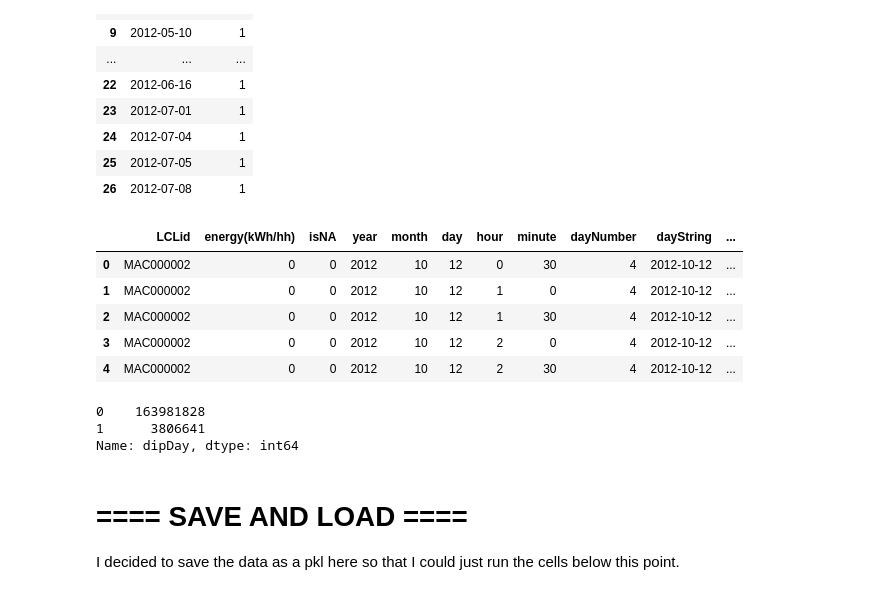
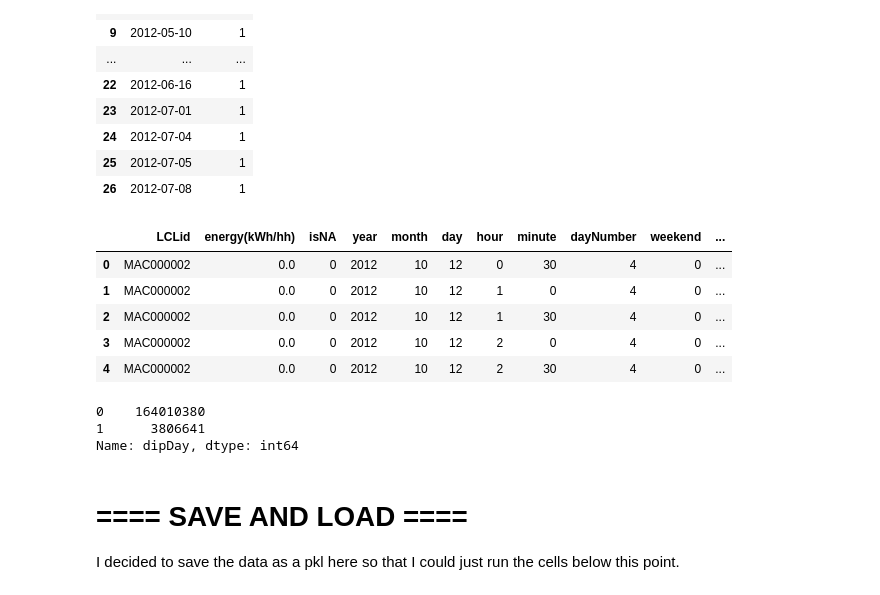
Before and after one commit to brepowell/EnergyConsumption, a Jupyter notebook: LondonDataFeatureEngineering.ipynb, the cells around one changed output. Saved outputs shown, nothing was run; the diff lists cells and outputs as text; code cells hidden in the pictures.

```diff
--- a/LondonDataFeatureEngineering.ipynb
+++ b/LondonDataFeatureEngineering.ipynb
@@ -152,5 +200,21 @@ Name: isNA, dtype: int64
 # %% [markdown]
 ## Feature: Day, Month, Year, Hour, Minute
+# %%
+############################################
+# This takes about 35 seconds to a minute  #
+############################################
+
+import pandas as pd
+
+# These libraries are supposed to accelerate some operations
+import numexpr
+import bottleneck
+pd.set_option("compute.use_bottleneck", False)
+pd.set_option("compute.use_numexpr", False)
+
+# Load
+path = "Data/pickles/"
+londonData = pd.read_pickle(path + "londonData02Null.pkl")
 # %%
 ##############################
 # This takes about 2 minutes #
@@ -304,7 +368,7 @@ pd.set_option("compute.use_numexpr", False)
 
 # Load
 path = "Data/pickles/"
-londonData = pd.read_pickle(path + "londonDataCustomerCount.pkl")
+londonData = pd.read_pickle(path + "londonData04CustomerCount.pkl")
 londonData.head()
 # %% [output]
 |  | LCLid | energy(kWh/hh) | isNA | year | month | day | hour | minute | dayNumber | dayString | ... |
@@ -345,19 +409,19 @@ mergedData2 = londonData.merge(dipDays, left_on='dayString', right_on='date', ho
 mergedData2['dipDay'] = mergedData2['dipDay'].fillna(0).astype(int)
 # %%
 # Drop the extra columns
-mergedData2.drop(columns=['date'], inplace=True)
+mergedData2.drop(columns=['date','dayString'], inplace=True)
 mergedData2.head()
 # %% [output]
-|  | LCLid | energy(kWh/hh) | isNA | year | month | day | hour | minute | dayNumber | dayString | ... |
-| 0 | MAC000002 | 0 | 0 | 2012 | 10 | 12 | 0 | 30 | 4 | 2012-10-12 | ... |
-| 1 | MAC000002 | 0 | 0 | 2012 | 10 | 12 | 1 | 0 | 4 | 2012-10-12 | ... |
-| 2 | MAC000002 | 0 | 0 | 2012 | 10 | 12 | 1 | 30 | 4 | 2012-10-12 | ... |
-| 3 | MAC000002 | 0 | 0 | 2012 | 10 | 12 | 2 | 0 | 4 | 2012-10-12 | ... |
-| 4 | MAC000002 | 0 | 0 | 2012 | 10 | 12 | 2 | 30 | 4 | 2012-10-12 | ... |
+|  | LCLid | energy(kWh/hh) | isNA | year | month | day | hour | minute | dayNumber | weekend | ... |
+| 0 | MAC000002 | 0.0 | 0 | 2012 | 10 | 12 | 0 | 30 | 4 | 0 | ... |
+| 1 | MAC000002 | 0.0 | 0 | 2012 | 10 | 12 | 1 | 0 | 4 | 0 | ... |
+| 2 | MAC000002 | 0.0 | 0 | 2012 | 10 | 12 | 1 | 30 | 4 | 0 | ... |
+| 3 | MAC000002 | 0.0 | 0 | 2012 | 10 | 12 | 2 | 0 | 4 | 0 | ... |
+| 4 | MAC000002 | 0.0 | 0 | 2012 | 10 | 12 | 2 | 30 | 4 | 0 | ... |
 # %%
 mergedData2["dipDay"].value_counts()
 # %% [output]
-0    163981828
+0    164010380
 1      3806641
 Name: dipDay, dtype: int64
 # %%
```
Also changed, not shown: parts of 25 cells of this notebook.
